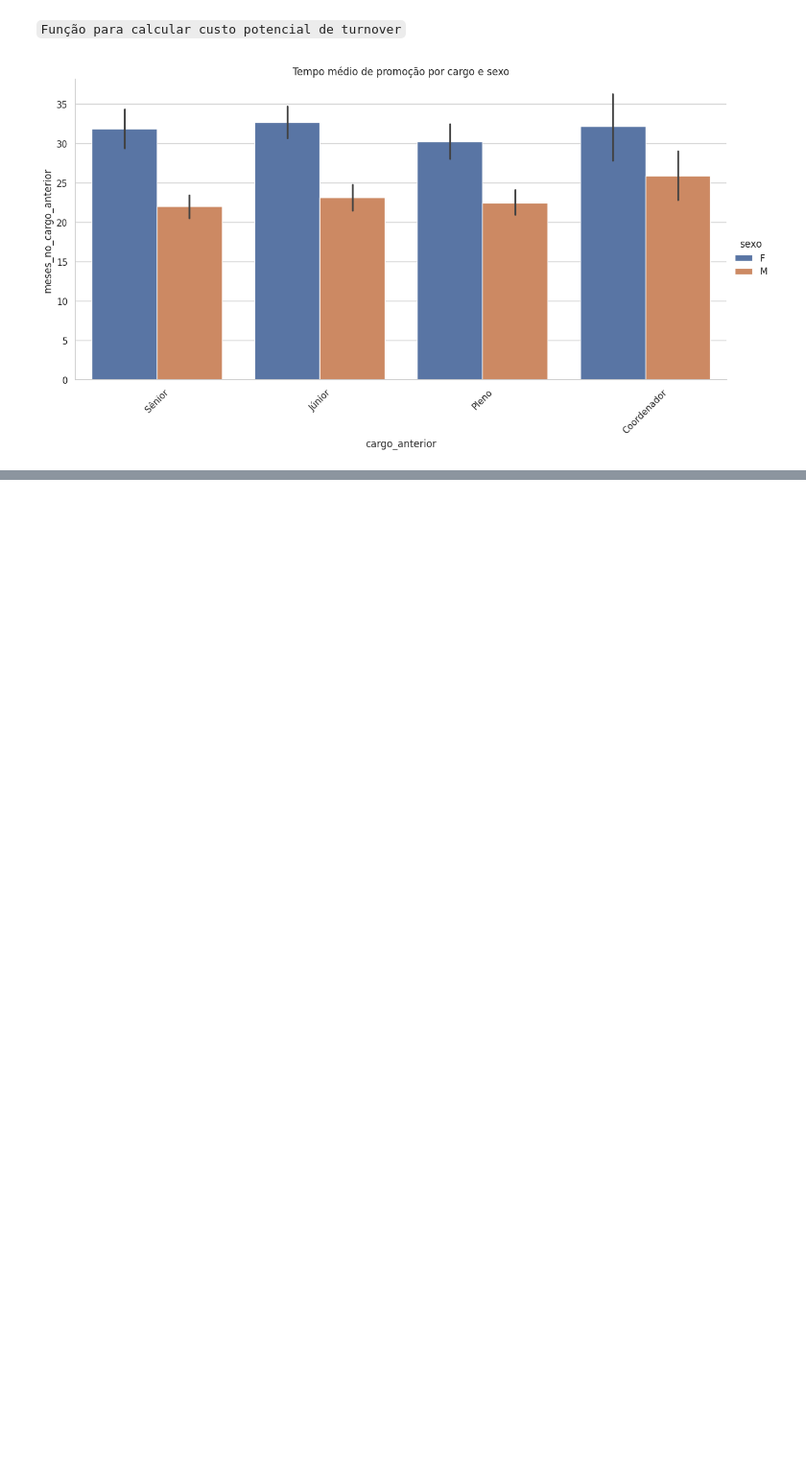
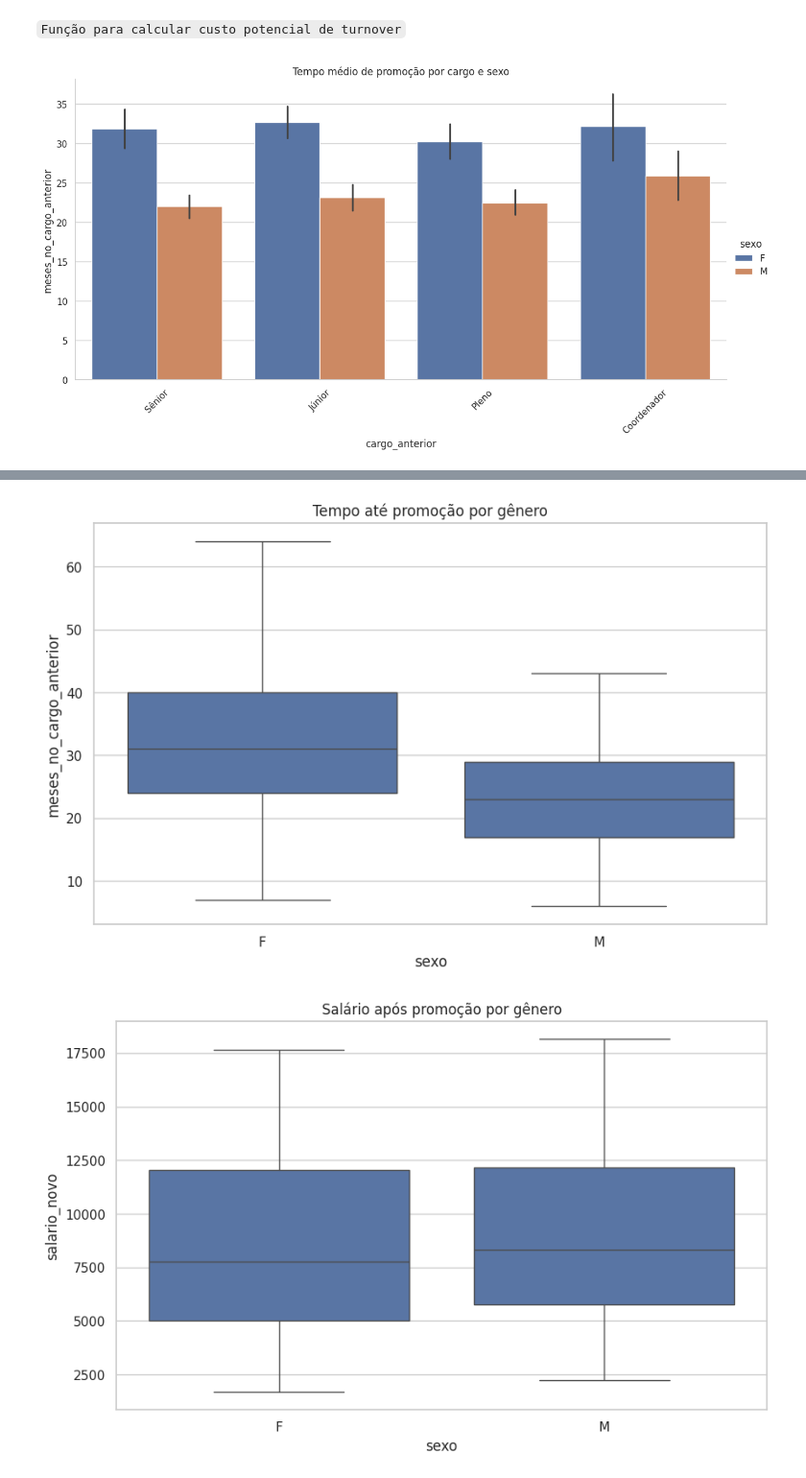
Before and after one commit to marciacastro03/projeto_07-Dossi-Exodus-Crise-de-Talentos_-CDT13, a Jupyter notebook: etl_historico_promocoes.ipynb, the cells around one changed output, grey strips where cells are left out. Shown at 96% size. Saved outputs shown, nothing was run; the diff lists cells and outputs as text; code cells hidden in the pictures; blank space fills up the shorter version.

```diff
--- a/etl_historico_promocoes.ipynb
+++ b/etl_historico_promocoes.ipynb
@@ -245,0 +317,61 @@ plt.show()
+# %%
+#Métrica para analisar
+
+df_historico_promocoes["variacao_salarial"] = df_historico_promocoes["salario_novo"] - df_historico_promocoes["salario_anterior"]
+
+df_historico_promocoes["aumento_percentual"] = (
+    df_historico_promocoes["variacao_salarial"] / df_historico_promocoes["salario_anterior"]
+) * 100
+
+analise_genero = df_historico_promocoes.groupby("sexo").agg(
+
+    tempo_medio_promocao=("meses_no_cargo_anterior","mean"),
+
+    salario_medio_pos_promocao=("salario_novo","mean"),
+
+    aumento_medio_percentual=("aumento_percentual","mean"),
+
+    total_promocoes=("sexo","count")
+
+)
+
+analise_genero
+
+#Visulizar o tempo e a promoção
+
+import seaborn as sns
+import matplotlib.pyplot as plt
+
+sns.boxplot(
+    data=df_historico_promocoes,
+    x="sexo",
+    y="meses_no_cargo_anterior"
+)
+
+plt.title("Tempo até promoção por gênero")
+plt.show()
+
+# Salário após promoção
+
+sns.boxplot(
+    data=df_historico_promocoes,
+    x="sexo",
+    y="salario_novo"
+)
+
+plt.title("Salário após promoção por gênero")
+plt.show()
+
+# Aumento salarial
+
+sns.boxplot(
+    data=df_historico_promocoes,
+    x="sexo",
+    y="aumento_percentual"
+)
+
+plt.title("Aumento percentual por gênero")
+plt.show()
+# %% [output]
+[figure, added]
+[figure, added]
```
Also changed, not shown: parts of 8 cells of this notebook.
